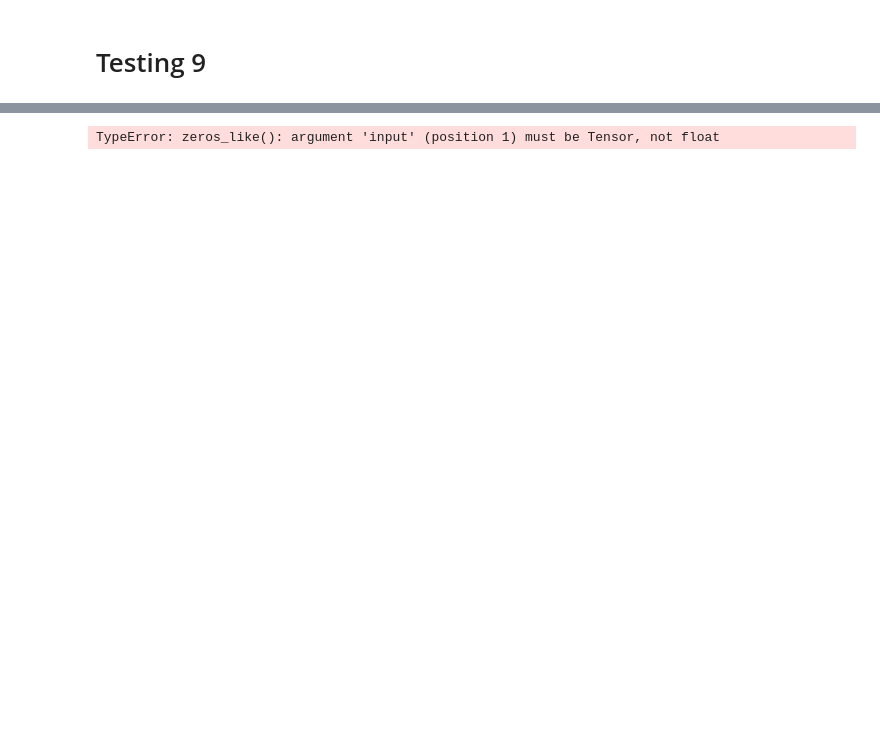
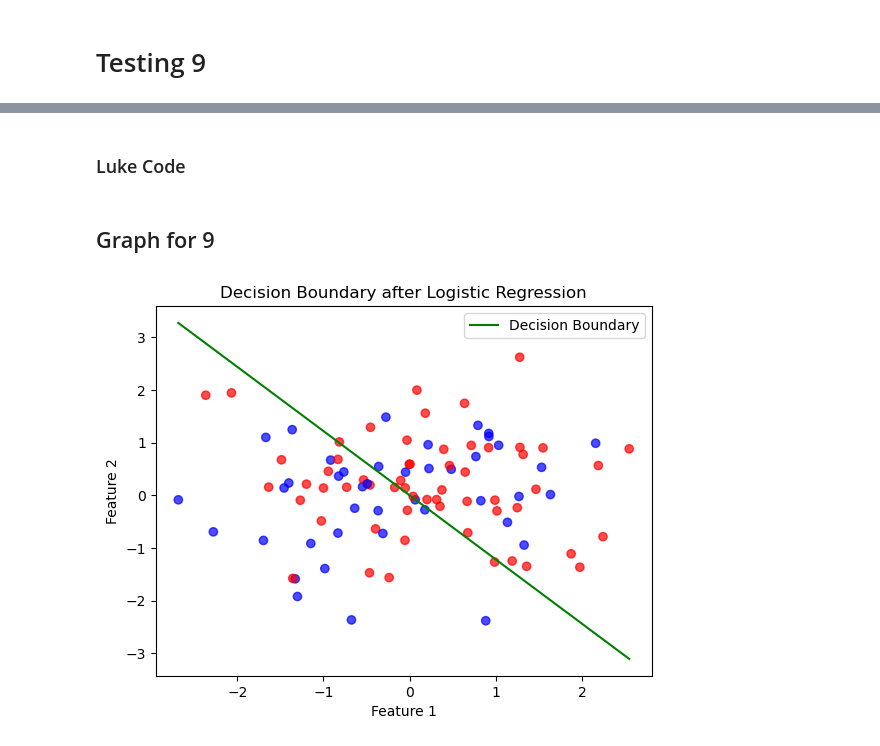
Before and after one commit to gkao25/lign167-ps, a Jupyter notebook: testing_ps_2.ipynb, the cells around one changed output, grey strips where cells are left out. Saved outputs shown, nothing was run; the diff lists cells and outputs as text; code cells hidden in the pictures; blank space fills up the shorter version.

Commit message:
update testing notebook with 9 graph

```diff
--- a/testing_ps_2.ipynb
+++ b/testing_ps_2.ipynb
@@ -220,6 +216,43 @@ dataset = prepare_torch_dataset(x, y)
-# %%
-# Perform batched gradient descent using `batched_gradient_descent`
-model = batched_gradient_descent(dataset, num_epochs=100, learning_rate=0.01, batch_size=batch_size)
-model.weights
-# %% [output]
-TypeError: zeros_like(): argument 'input' (position 1) must be Tensor, not float
+# %% [markdown]
+### Luke Code
+# %%
+def batched_gradient_descent(dataset, num_epochs=10, learning_rate=0.01, batch_size=2):
+    num_features = extract_num_features(dataset)
+    model = TorchLogisticClassifier(num_features)
+    optimizer = optim.SGD(model.parameters(), lr=learning_rate)
+
+    for epoch in range(num_epochs):
+        batches = split_into_batches(dataset, batch_size)
+        for batch in batches:
+            optimizer.zero_grad()
+            batch_loss = 0
+            for d_x, d_y in batch:
+                prediction = model(d_x)
+                loss = loss_fn(prediction, d_y)
+                loss.backward()
+                batch_loss += loss.item()
+            optimizer.step()
+    return model
+
+# PROBLEMS 10-12
+def split_into_batches(dataset, batch_size):
+    return [dataset[i:i + batch_size] for i in range(0, len(dataset), batch_size)]
+# %% [markdown]
+## Graph for 9
+# %%
+def test_batched_gradient_descent():
+    # Generate dataset
+    dataset = generate_nonbatched_data(num_features=2, num_examples=100)
+
+    # Run batched gradient descent
+    model = batched_gradient_descent(dataset, num_epochs=50, learning_rate=0.01, batch_size=10)
+
+    # Plot the decision boundary
+    a = model.weights.detach().numpy()
+    x = torch.stack([d[0] for d in dataset]).numpy()
+    y = torch.stack([d[1] for d in dataset]).numpy()
+    plot_decision_boundary(a, x, y)
+
+test_batched_gradient_descent()
+# %% [output]
+[figure, added]
```
Also changed, not shown: parts of 5 cells of this notebook.
